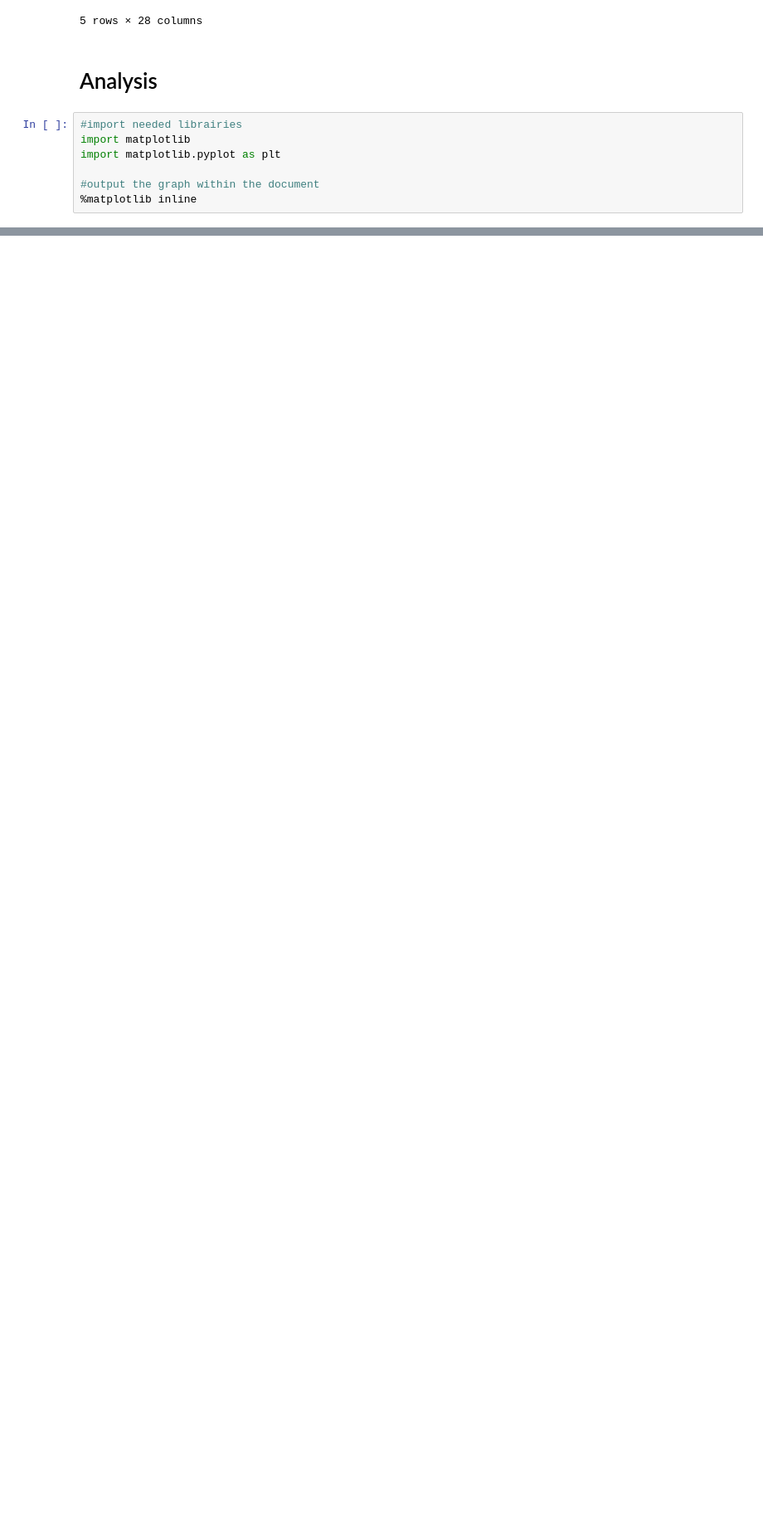
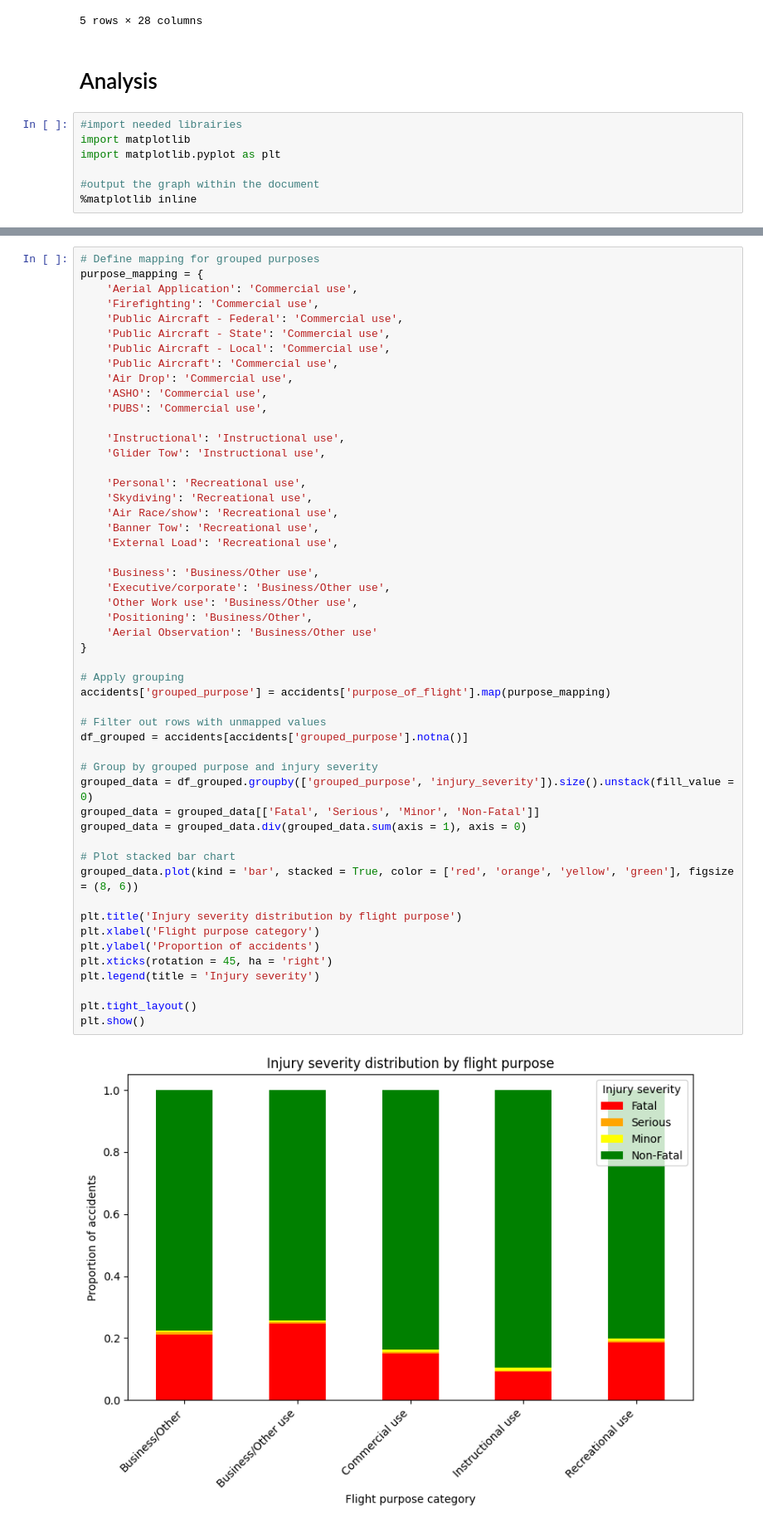
Before and after one commit to nah-yah/Aircraft_Risk_Analysis_Phase_1_Project, a Jupyter notebook: aircraft_risk_analysis.ipynb, the cells around one changed output, grey strips where cells are left out. Shown at 83% size. Drawn from its saved outputs; the diff is of its cells as text; blank space fills up the shorter version.

```diff
--- a/aircraft_risk_analysis.ipynb
+++ b/aircraft_risk_analysis.ipynb
@@ -625,0 +464,53 @@ If further analysis had been conducted, there would have been additional discuss
+# %%
+# Define mapping for grouped purposes
+purpose_mapping = {
+    'Aerial Application': 'Commercial use',
+    'Firefighting': 'Commercial use',
+    'Public Aircraft - Federal': 'Commercial use',
+    'Public Aircraft - State': 'Commercial use',
+    'Public Aircraft - Local': 'Commercial use',
+    'Public Aircraft': 'Commercial use',
+    'Air Drop': 'Commercial use',
+    'ASHO': 'Commercial use',
+    'PUBS': 'Commercial use',
+
+    'Instructional': 'Instructional use',
+    'Glider Tow': 'Instructional use',
+
+    'Personal': 'Recreational use',
+    'Skydiving': 'Recreational use',
+    'Air Race/show': 'Recreational use',
+    'Banner Tow': 'Recreational use',
+    'External Load': 'Recreational use',
+
+    'Business': 'Business/Other use',
+    'Executive/corporate': 'Business/Other use',
+    'Other Work use': 'Business/Other use',
+    'Positioning': 'Business/Other',
+    'Aerial Observation': 'Business/Other use'
+}
+
+# Apply grouping
+accidents['grouped_purpose'] = accidents['purpose_of_flight'].map(purpose_mapping)
+
+# Filter out rows with unmapped values
+df_grouped = accidents[accidents['grouped_purpose'].notna()]
+
+# Group by grouped purpose and injury severity
+grouped_data = df_grouped.groupby(['grouped_purpose', 'injury_severity']).size().unstack(fill_value = 0)
+grouped_data = grouped_data[['Fatal', 'Serious', 'Minor', 'Non-Fatal']]
+grouped_data = grouped_data.div(grouped_data.sum(axis = 1), axis = 0)
+
+# Plot stacked bar chart
+grouped_data.plot(kind = 'bar', stacked = True, color = ['red', 'orange', 'yellow', 'green'], figsize = (8, 6))
+
+plt.title('Injury severity distribution by flight purpose')
+plt.xlabel('Flight purpose category')
+plt.ylabel('Proportion of accidents')
+plt.xticks(rotation = 45, ha = 'right')
+plt.legend(title = 'Injury severity')
+
+plt.tight_layout()
+plt.show()
+# %% [output]
+[figure, added]
```
Also changed, not shown: parts of 81 cells of this notebook.
